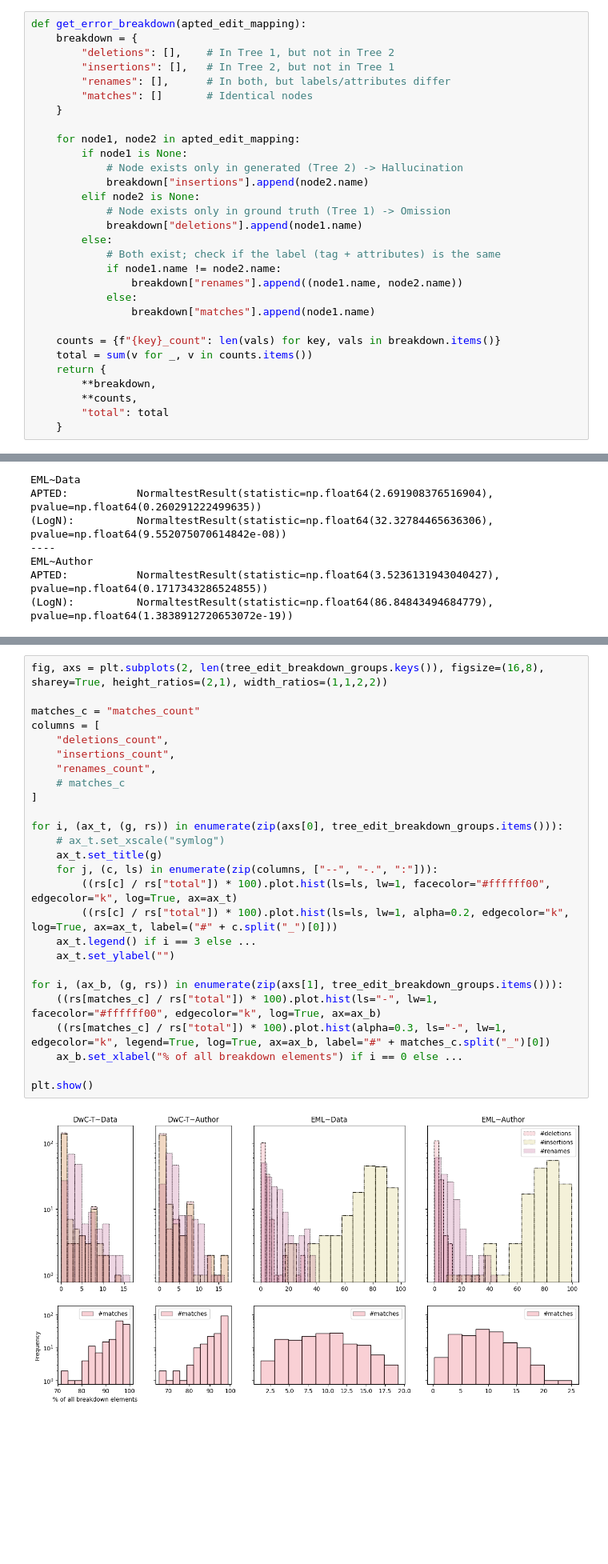
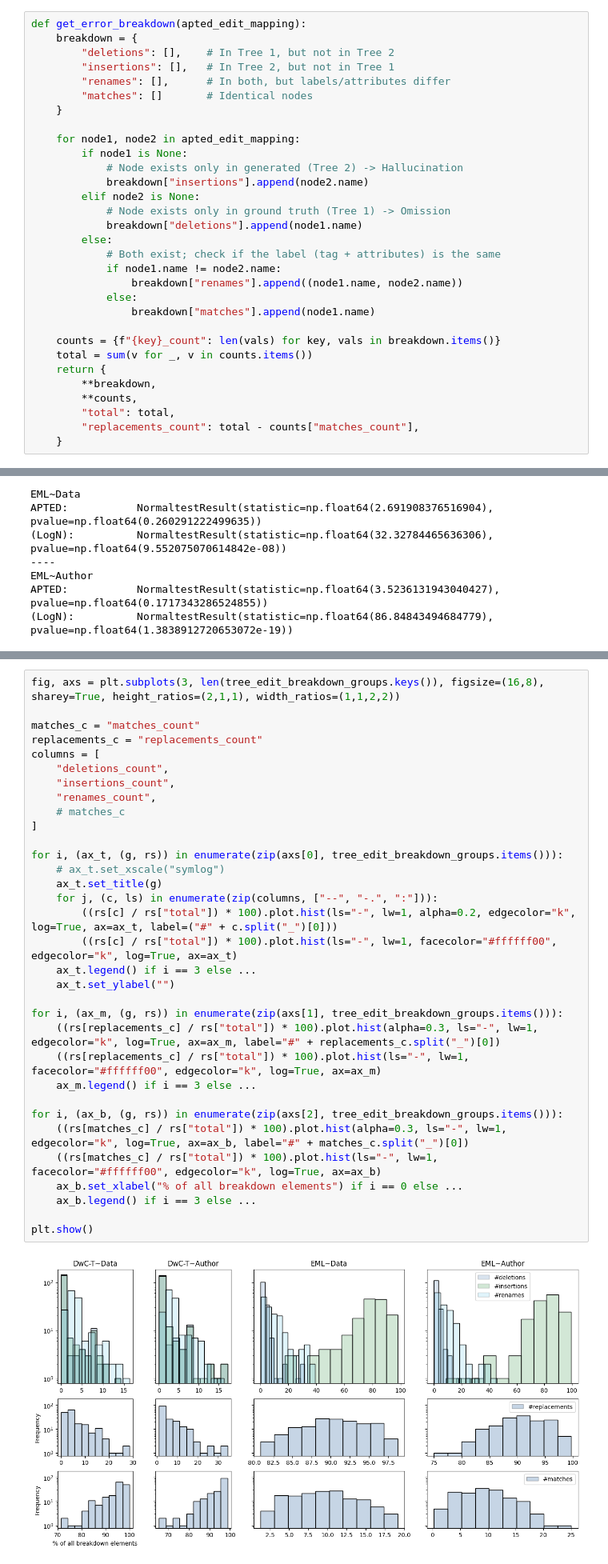
Before and after one commit to mitja-o/metadata-assistant, a Jupyter notebook: _evaluation/statistics/results/structural_characteristics.ipynb, the cells around one changed output, grey strips where cells are left out. Shown at 80% size. Cells and saved outputs as stored; diff of their text form; blank space fills up the shorter version.

```diff
--- a/_evaluation/statistics/results/structural_characteristics.ipynb
+++ b/_evaluation/statistics/results/structural_characteristics.ipynb
@@ -1347,7 +1347,8 @@ def get_error_breakdown(apted_edit_mapping):
     return {
         **breakdown,
         **counts,
-        "total": total
+        "total": total,
+        "replacements_count": total - counts["matches_count"],
     }
 # %%
 for g, rs in result_groups.items():
@@ -1519,31 +1520,38 @@ g, tree_edit_breakdown_groups[g].describe()
 # %%
-fig, axs = plt.subplots(2, len(tree_edit_breakdown_groups.keys()), figsize=(16,8), sharey=True, height_ratios=(2,1), width_ratios=(1,1,2,2))
+fig, axs = plt.subplots(3, len(tree_edit_breakdown_groups.keys()), figsize=(16,8), sharey=True, height_ratios=(2,1,1), width_ratios=(1,1,2,2))
 
 matches_c = "matches_count"
+replacements_c = "replacements_count"
 columns = [
     "deletions_count",
     "insertions_count",
     "renames_count",
     # matches_c
 ]
 
 for i, (ax_t, (g, rs)) in enumerate(zip(axs[0], tree_edit_breakdown_groups.items())):
     # ax_t.set_xscale("symlog")
     ax_t.set_title(g)
     for j, (c, ls) in enumerate(zip(columns, ["--", "-.", ":"])):
-        ((rs[c] / rs["total"]) * 100).plot.hist(ls=ls, lw=1, facecolor="#ffffff00", edgecolor="k", log=True, ax=ax_t)
-        ((rs[c] / rs["total"]) * 100).plot.hist(ls=ls, lw=1, alpha=0.2, edgecolor="k", log=True, ax=ax_t, label=("#" + c.split("_")[0]))
+        ((rs[c] / rs["total"]) * 100).plot.hist(ls="-", lw=1, alpha=0.2, edgecolor="k", log=True, ax=ax_t, label=("#" + c.split("_")[0]))
+        ((rs[c] / rs["total"]) * 100).plot.hist(ls="-", lw=1, facecolor="#ffffff00", edgecolor="k", log=True, ax=ax_t)
     ax_t.legend() if i == 3 else ...
     ax_t.set_ylabel("")
 
-for i, (ax_b, (g, rs)) in enumerate(zip(axs[1], tree_edit_breakdown_groups.items())):
+for i, (ax_m, (g, rs)) in enumerate(zip(axs[1], tree_edit_breakdown_groups.items())):
+    ((rs[replacements_c] / rs["total"]) * 100).plot.hist(alpha=0.3, ls="-", lw=1, edgecolor="k", log=True, ax=ax_m, label="#" + replacements_c.split("_")[0])
+    ((rs[replacements_c] / rs["total"]) * 100).plot.hist(ls="-", lw=1, facecolor="#ffffff00", edgecolor="k", log=True, ax=ax_m)
+    ax_m.legend() if i == 3 else ...
+
+for i, (ax_b, (g, rs)) in enumerate(zip(axs[2], tree_edit_breakdown_groups.items())):
+    ((rs[matches_c] / rs["total"]) * 100).plot.hist(alpha=0.3, ls="-", lw=1, edgecolor="k", log=True, ax=ax_b, label="#" + matches_c.split("_")[0])
     ((rs[matches_c] / rs["total"]) * 100).plot.hist(ls="-", lw=1, facecolor="#ffffff00", edgecolor="k", log=True, ax=ax_b)
-    ((rs[matches_c] / rs["total"]) * 100).plot.hist(alpha=0.3, ls="-", lw=1, edgecolor="k", legend=True, log=True, ax=ax_b, label="#" + matches_c.split("_")[0])
     ax_b.set_xlabel("% of all breakdown elements") if i == 0 else ...
+    ax_b.legend() if i == 3 else ...
 
 plt.show()
 # %% [output]
-[figure, old version]
+[figure, new version]
 # %%
 matches_c = "matches_count"
 columns = [
```
Also changed, not shown: parts of 5 cells of this notebook.
